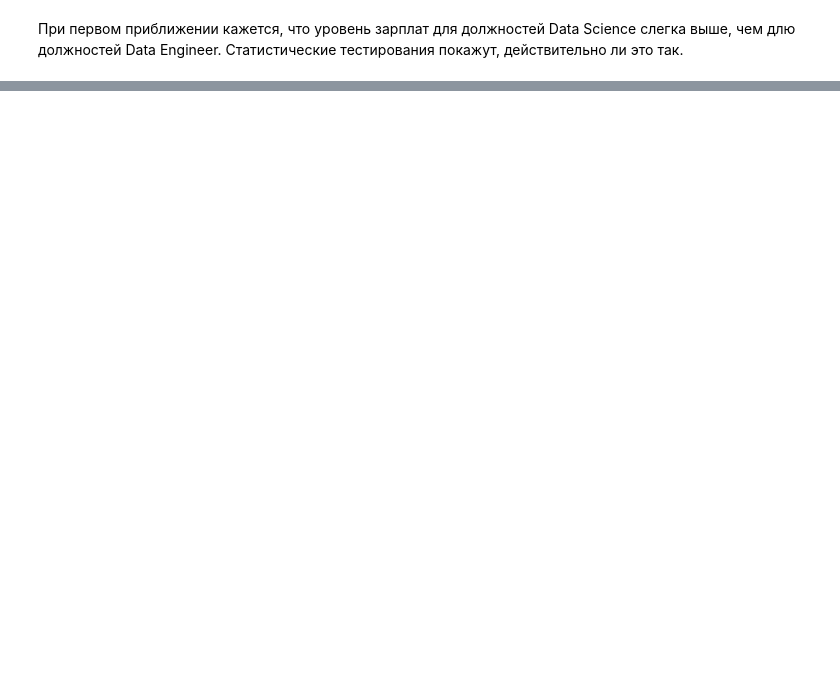
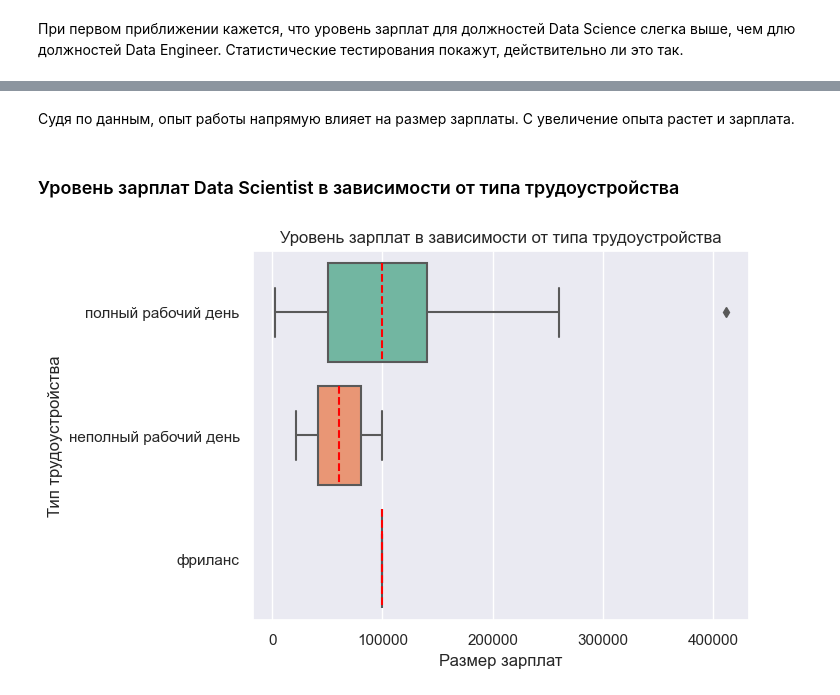
Before and after one commit to DenisBaburin/ds_school_148, a Jupyter notebook: DS_school/EDA-4_Статистические тесты/EDA-4_Статистические тесты_практика.ipynb, the cells around one changed output, grey strips where cells are left out. Cells and saved outputs as stored; diff of their text form; code cells hidden in the pictures; blank space fills up the shorter version.

```diff
--- a/DS_school/EDA-4_Статистические тесты/EDA-4_Статистические тесты_практика.ipynb
+++ b/DS_school/EDA-4_Статистические тесты/EDA-4_Статистические тесты_практика.ipynb
@@ -376,0 +265,14 @@ plt.show()
+# %% [markdown]
+Судя по данным, опыт работы напрямую влияет на размер зарплаты. С увеличение опыта растет и зарплата.
+# %% [markdown]
+### Уровень зарплат Data Scientist в зависимости от типа трудоустройства
+# %%
+# отфильтруем данные для должности Data Scientist
+filtered_data = data[data['job_title'] == 'Data Scientist']
+
+ax = sns.boxplot(filtered_data, x='salary_in_usd', y='employment_type', orient='h', medianprops={"color": "red", "linestyle": '--'})
+ax.set(xlabel='Размер зарплат', ylabel='Тип трудоустройства')
+plt.title('Уровень зарплат в зависимости от типа трудоустройства')
+plt.show()
+# %% [output]
+[figure, added]
```
Also changed, not shown: parts of 77 cells of this notebook.
